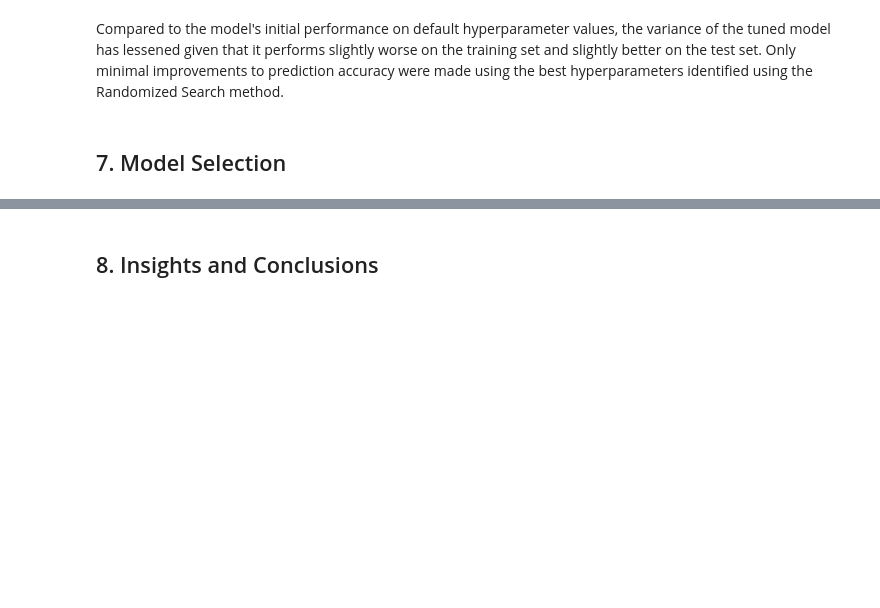
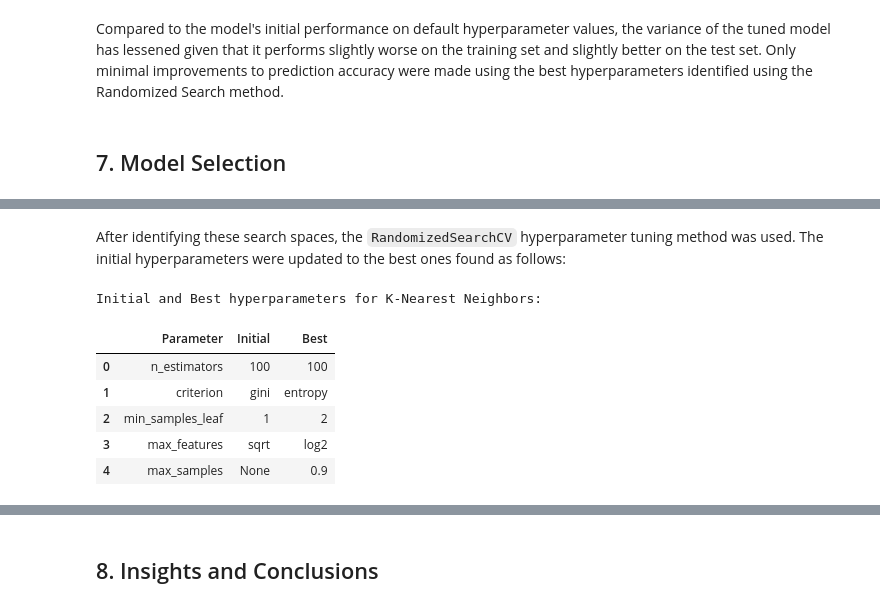
Before and after one commit to boofmax/STINTSY_MCO, a Jupyter notebook: STINTSY_MCO.ipynb, the cells around one changed output, grey strips where cells are left out. Saved outputs shown, nothing was run; the diff lists cells and outputs as text; code cells hidden in the pictures; blank space fills up the shorter version.

Commit message:
Added model selection part

```diff
--- a/STINTSY_MCO.ipynb
+++ b/STINTSY_MCO.ipynb
@@ -621,0 +645,22 @@ TODO: *Give summary of model configs., best hyperparameters, best model configur
+# %% [markdown]
+After identifying these search spaces, the `RandomizedSearchCV` hyperparameter tuning method was used. The initial hyperparameters were updated to the best ones found as follows:
+# %%
+def printInitialBestParams(modelName, originalModel, tunedModel, hyperparameterSearchSpace):
+    print(f"Initial and Best hyperparameters for {modelName}:")
+    params_df = pd.DataFrame({
+        'Parameter': list(hyperparameterSearchSpace.keys()),
+        'Initial': [originalModel.get_params()[key] for key in hyperparameterSearchSpace.keys()],
+        'Best': [tunedModel.get_params()[key] for key in hyperparameterSearchSpace.keys()],
+    })
+    return params_df
+# %%
+# Replace params with knn stuff
+printInitialBestParams("K-Nearest Neighbors", rfc, best_estimator_rf, hyperparameters_rf)
+# %% [output]
+Initial and Best hyperparameters for K-Nearest Neighbors:
+|  | Parameter | Initial | Best |
+| 0 | n_estimators | 100 | 100 |
+| 1 | criterion | gini | entropy |
+| 2 | min_samples_leaf | 1 | 2 |
+| 3 | max_features | sqrt | log2 |
+| 4 | max_samples | None | 0.9 |
```
Also changed, not shown: parts of 25 cells of this notebook.
